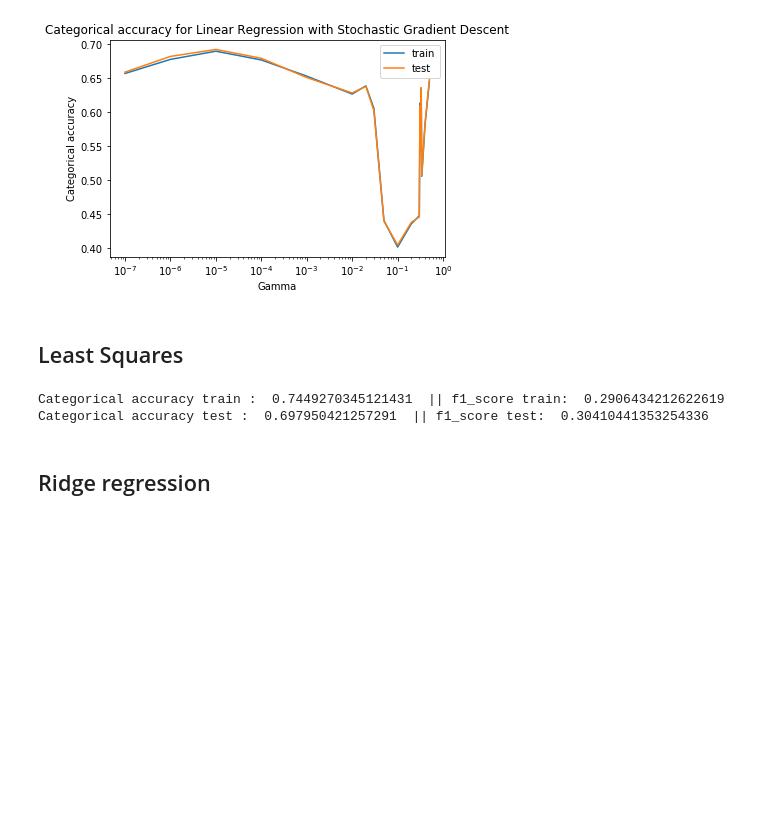
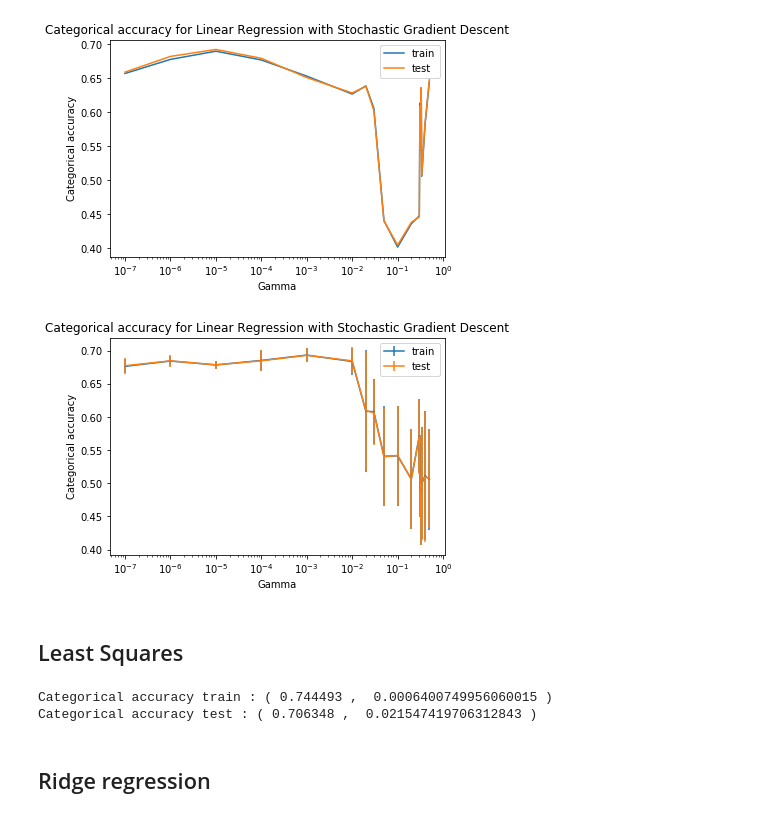
Before and after one commit to itsyaboii1337/ML, a Jupyter notebook: ReportVisualisation.ipynb, the cells around one changed output. Cells and saved outputs as stored; diff of their text form; code cells hidden in the pictures; blank space fills up the shorter version.

```diff
--- a/ReportVisualisation.ipynb
+++ b/ReportVisualisation.ipynb
@@ -206,19 +279,21 @@ plt.show()
 # %%
 gammas = [0.0000001, 0.000001, 0.00001, 0.0001, 0.001, 0.01, 0.02, 0.03, 0.05, 0.1, 0.2, 0.3, 0.31, 0.32, 0.33, 0.34, 0.4, 0.5]
-weights_result_3 = []
-accuracies_train_3 = []
-accuracies_test_3 = []
+accuracies_train_mean3 = []
+accuracies_test_mean3 = []
+accuracies_train_std3 = []
+accuracies_test_std3 = []
 for gamma in gammas:
-    weights_LSGD1 = least_squares_SGD(y_train, x_train, np.zeros(31), 100, gamma)[1]
-    cat_accuracy_train, f1_score_train = metrics(y_train, predict_labels(weights_LSGD1, x_train))
-    cat_accuracy_test, f1_score_test = metrics(y_test, predict_labels(weights_LSGD1, x_test))
+    cat_accuracies_train, cat_accuracies_test = least_squares_SGD_cv(y_train, x_train, np.zeros(31), 100, gamma)
 
-    print("Gamma: " + str(gamma) + " || Categorical accuracy train : ",cat_accuracy_train," || f1_score train: ",f1_score_train)
-    print("Gamma: " + str(gamma) + " || Categorical accuracy test : ",cat_accuracy_test," || f1_score test: ",f1_score_test)
-    weights_result_3.append(weights_LSGD1)
-    accuracies_train_3.append(cat_accuracy_train)
-    accuracies_test_3.append(cat_accuracy_test)
+    print("Gamma: " + str(gamma) + " || Categorical accuracy train : (",np.mean(cat_accuracies_train),", ", np.std(cat_accuracies_train),")")
+    print("Gamma: " + str(gamma) + " || Categorical accuracy test : (",np.mean(cat_accuracies_test),", ", np.std(cat_accuracies_test),")")
+    accuracies_train_mean3.append(np.mean(cat_accuracies_train))
+    accuracies_test_mean3.append(np.mean(cat_accuracies_test))
+    accuracies_train_std3.append(np.std(cat_accuracies_train))
+    accuracies_test_std3.append(np.std(cat_accuracies_test))
 
-print(accuracies_train_3)
-print(accuracies_test_3)
+print(accuracies_train_mean3)
+print(accuracies_test_mean3)
+print(accuracies_train_std3)
+print(accuracies_test_std3)
 # %% [output]
@@ -250,16 +325,16 @@ plt.legend()
 plt.show()
 # %% [output]
 [figure]
+# %%
+plt.errorbar(gammas[:], accuracies_train_mean3[:], yerr=accuracies_train_std3[:], label="train")
+plt.errorbar(gammas[:], accuracies_test_mean3[:], yerr=accuracies_test_std3[:], label="test")
+plt.xscale("log")
+plt.xlabel("Gamma")
+plt.ylabel("Categorical accuracy")
+plt.title("Categorical accuracy for Linear Regression with Stochastic Gradient Descent")
+plt.legend()
+plt.show()
+# %% [output]
+[figure, added]
 # %% [markdown]
 ## Least Squares
-# %%
-weights_LS = least_squares(y_train, x_train)[1]
-cat_accuracy_train, f1_score_train = metrics(y_train, predict_labels(weights_LS, x_train))
-cat_accuracy_test, f1_score_test = metrics(y_test, predict_labels(weights_LS, x_test))
-
-
-print("Categorical accuracy train : ",cat_accuracy_train," || f1_score train: ",f1_score_train)
-print("Categorical accuracy test : ",cat_accuracy_test," || f1_score test: ",f1_score_test)
-# %% [output]
-Categorical accuracy train :  0.7449270345121431  || f1_score train:  0.2906434212622619
-Categorical accuracy test :  0.697950421257291  || f1_score test:  0.30410441353254336
@@ -266,2 +356,10 @@ Categorical accuracy test :  0.697950421257291  || f1_score test:  0.30410441353
+# %%
+cat_accuracies_train4, cat_accuracies_test4 = least_squares_cv(y_train, x_train, y_test, x_test)
+
+print("Categorical accuracy train : (",np.mean(cat_accuracies_train4),", ", np.std(cat_accuracies_train4),")")
+print("Categorical accuracy test : (",np.mean(cat_accuracies_test4),", ", np.std(cat_accuracies_test4),")")
+# %% [output]
+Categorical accuracy train : ( 0.744493 ,  0.0006400749956060015 )
+Categorical accuracy test : ( 0.706348 ,  0.021547419706312843 )
 # %% [markdown]
 ## Ridge regression
```
Also changed, not shown: parts of 25 cells of this notebook.
